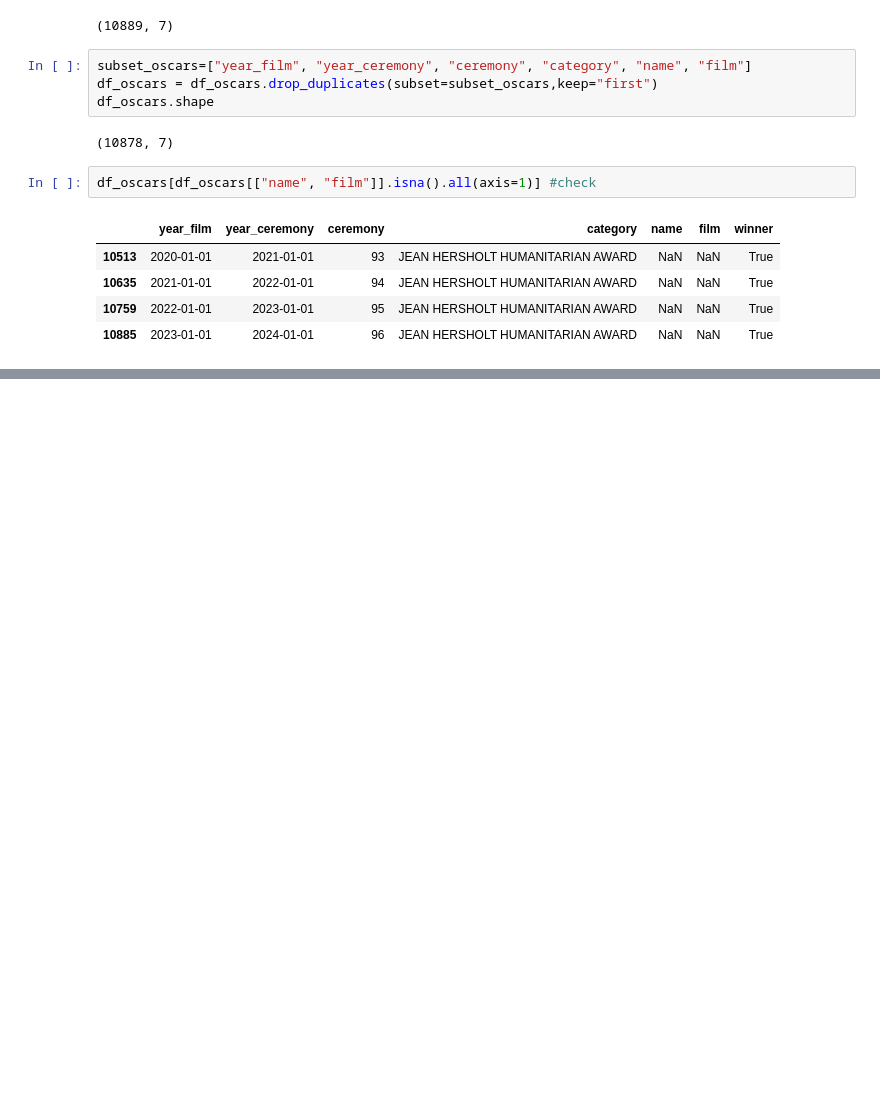
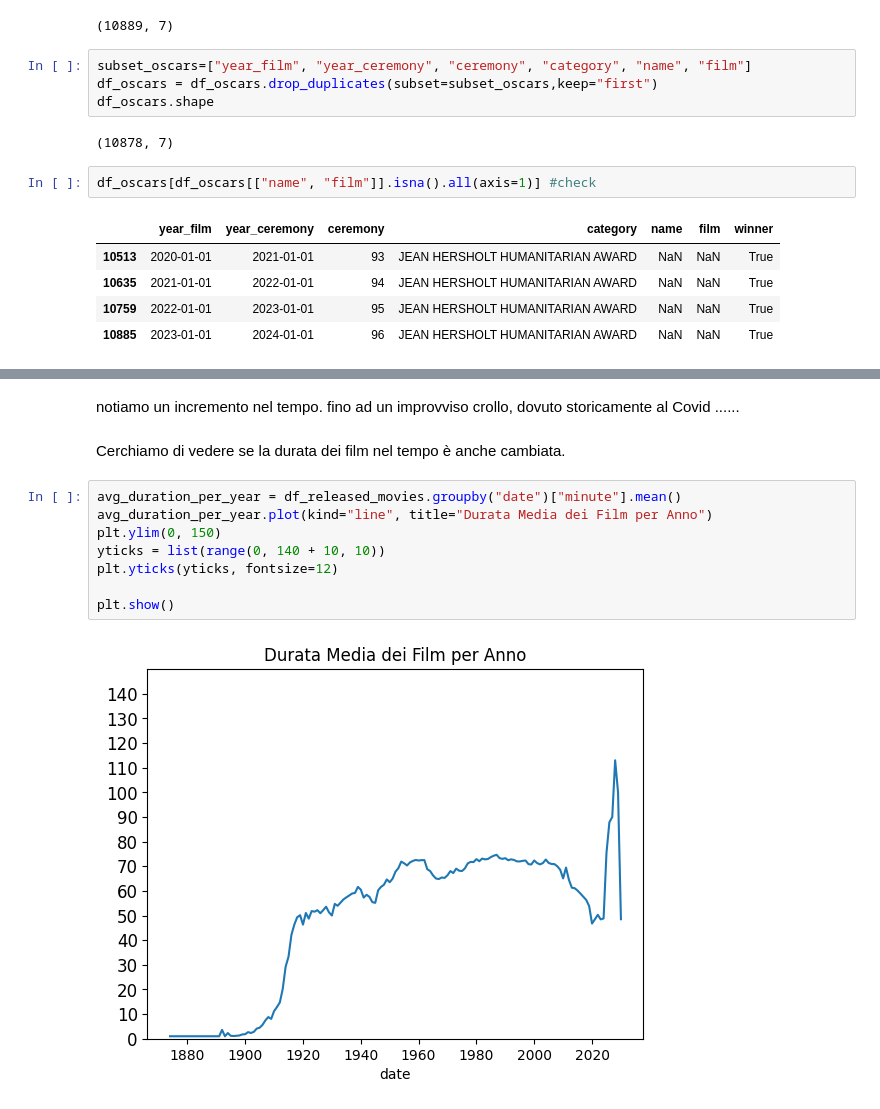
Before and after one commit to GabrieBu/freshcarrots, a Jupyter notebook: ium_Notebook/Cleaning.ipynb, the cells around one changed output, grey strips where cells are left out. Cells and saved outputs as stored; diff of their text form; blank space fills up the shorter version.

```diff
--- a/ium_Notebook/Cleaning.ipynb
+++ b/ium_Notebook/Cleaning.ipynb
@@ -669,0 +716,14 @@ Tutti i dataframe sono stati salvati come file CSV.
+# %% [markdown]
+notiamo un incremento nel tempo. fino ad un improvviso crollo, dovuto storicamente al Covid ......
+# %% [markdown]
+Cerchiamo di vedere se la durata dei film nel tempo è anche cambiata.
+# %%
+avg_duration_per_year = df_released_movies.groupby("date")["minute"].mean()
+avg_duration_per_year.plot(kind="line", title="Durata Media dei Film per Anno")
+plt.ylim(0, 150)
+yticks = list(range(0, 140 + 10, 10))
+plt.yticks(yticks, fontsize=12)
+
+plt.show()
+# %% [output]
+[figure, added]
```
Also changed, not shown: parts of 40 cells of this notebook.
